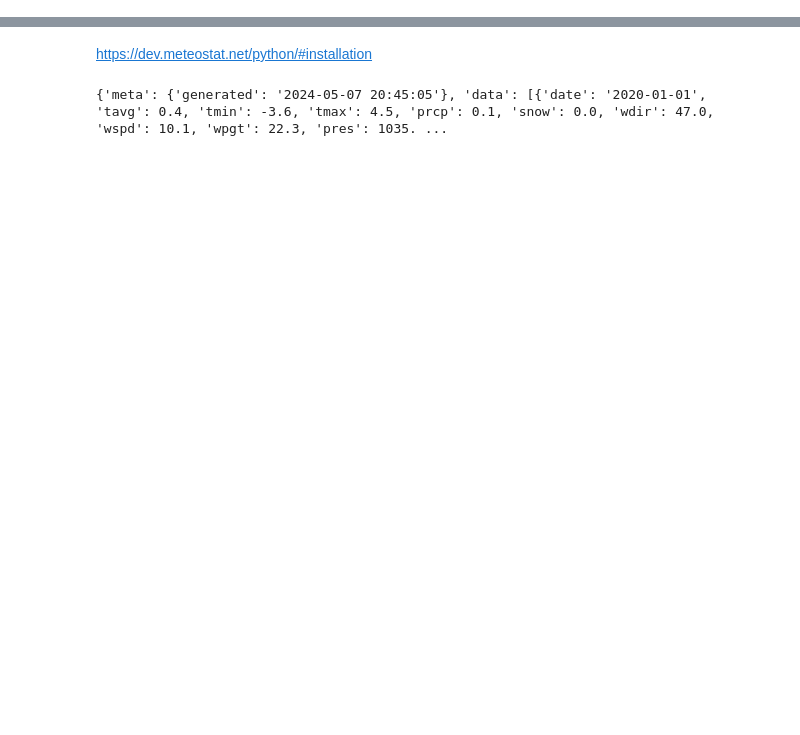
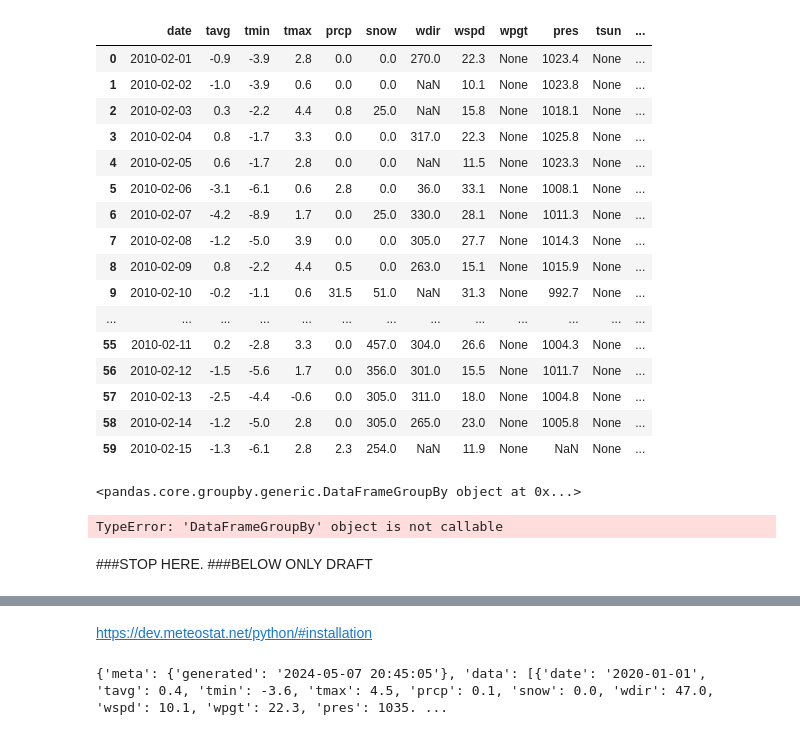
Before and after one commit to susanneferschl/da-sql-api-project-group-2_sf, a Jupyter notebook: renans_folder/renan_API.ipynb, the cells around one changed output, grey strips where cells are left out. Saved outputs shown, nothing was run; the diff lists cells and outputs as text; code cells hidden in the pictures; blank space fills up the shorter version.

```diff
--- a/renans_folder/renan_API.ipynb
+++ b/renans_folder/renan_API.ipynb
@@ -2,0 +416,53 @@ pip install meteostat
+# %%
+# Dictionary mapping station IDs to FAA codes
+station_to_faa = {
+    '72403': 'IAD',
+    '72406': 'BWI',
+    '72408': 'PHL',
+    'KLDJ0': 'EWR',
+    '74486': 'JFK',
+    'KNYC0': 'LGA'
+}
+
+# Add a new column 'faa' based on the mapping
+weather_stacked_df['faa'] = weather_stacked_df['station_id'].map(station_to_faa)
+
+# Print the DataFrame with the new column
+weather_stacked_df
+# %% [output]
+|  | date | tavg | tmin | tmax | prcp | snow | wdir | wspd | wpgt | pres | tsun | ... |
+| 0 | 2010-02-01 | -0.9 | -3.9 | 2.8 | 0.0 | 0.0 | 270.0 | 22.3 | None | 1023.4 | None | ... |
+| 1 | 2010-02-02 | -1.0 | -3.9 | 0.6 | 0.0 | 0.0 | NaN | 10.1 | None | 1023.8 | None | ... |
+| 2 | 2010-02-03 | 0.3 | -2.2 | 4.4 | 0.8 | 25.0 | NaN | 15.8 | None | 1018.1 | None | ... |
+| 3 | 2010-02-04 | 0.8 | -1.7 | 3.3 | 0.0 | 0.0 | 317.0 | 22.3 | None | 1025.8 | None | ... |
+| 4 | 2010-02-05 | 0.6 | -1.7 | 2.8 | 0.0 | 0.0 | NaN | 11.5 | None | 1023.3 | None | ... |
+| 5 | 2010-02-06 | -3.1 | -6.1 | 0.6 | 2.8 | 0.0 | 36.0 | 33.1 | None | 1008.1 | None | ... |
+| 6 | 2010-02-07 | -4.2 | -8.9 | 1.7 | 0.0 | 25.0 | 330.0 | 28.1 | None | 1011.3 | None | ... |
+| 7 | 2010-02-08 | -1.2 | -5.0 | 3.9 | 0.0 | 0.0 | 305.0 | 27.7 | None | 1014.3 | None | ... |
+| 8 | 2010-02-09 | 0.8 | -2.2 | 4.4 | 0.5 | 0.0 | 263.0 | 15.1 | None | 1015.9 | None | ... |
+| 9 | 2010-02-10 | -0.2 | -1.1 | 0.6 | 31.5 | 51.0 | NaN | 31.3 | None | 992.7 | None | ... |
+| ... | ... | ... | ... | ... | ... | ... | ... | ... | ... | ... | ... | ... |
+| 55 | 2010-02-11 | 0.2 | -2.8 | 3.3 | 0.0 | 457.0 | 304.0 | 26.6 | None | 1004.3 | None | ... |
+| 56 | 2010-02-12 | -1.5 | -5.6 | 1.7 | 0.0 | 356.0 | 301.0 | 15.5 | None | 1011.7 | None | ... |
+| 57 | 2010-02-13 | -2.5 | -4.4 | -0.6 | 0.0 | 305.0 | 311.0 | 18.0 | None | 1004.8 | None | ... |
+| 58 | 2010-02-14 | -1.2 | -5.0 | 2.8 | 0.0 | 305.0 | 265.0 | 23.0 | None | 1005.8 | None | ... |
+| 59 | 2010-02-15 | -1.3 | -6.1 | 2.8 | 2.3 | 254.0 | NaN | 11.9 | None | NaN | None | ... |
+# %%
+grouped_df = weather_stacked_df.groupby(['date', 'faa'])
+# %% [output]
+<pandas.core.groupby.generic.DataFrameGroupBy object at 0x...>
+# %%
+# Group the DataFrame by the 'faa' column
+grouped_df = weather_stacked_df.groupby('faa')
+
+# Now you can perform aggregate operations on each group, for example:
+# Calculate the mean temperature for each group
+mean_temp_by_faa = grouped_df(['snow', 'date'])
+
+# Print the mean temperature for each group
+mean_temp_by_faa
+# %% [output]
+TypeError: 'DataFrameGroupBy' object is not callable
+# %% [markdown]
+###STOP HERE.
+###BELOW ONLY DRAFT
```
Also changed, not shown: parts of 16 cells of this notebook.
